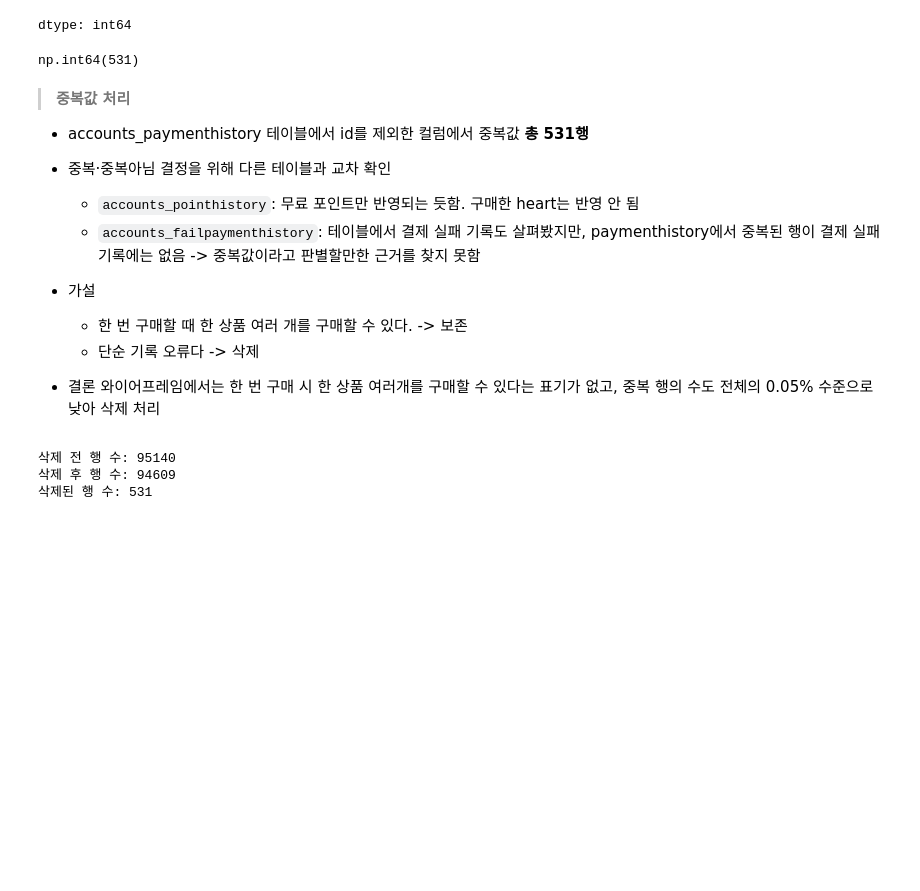
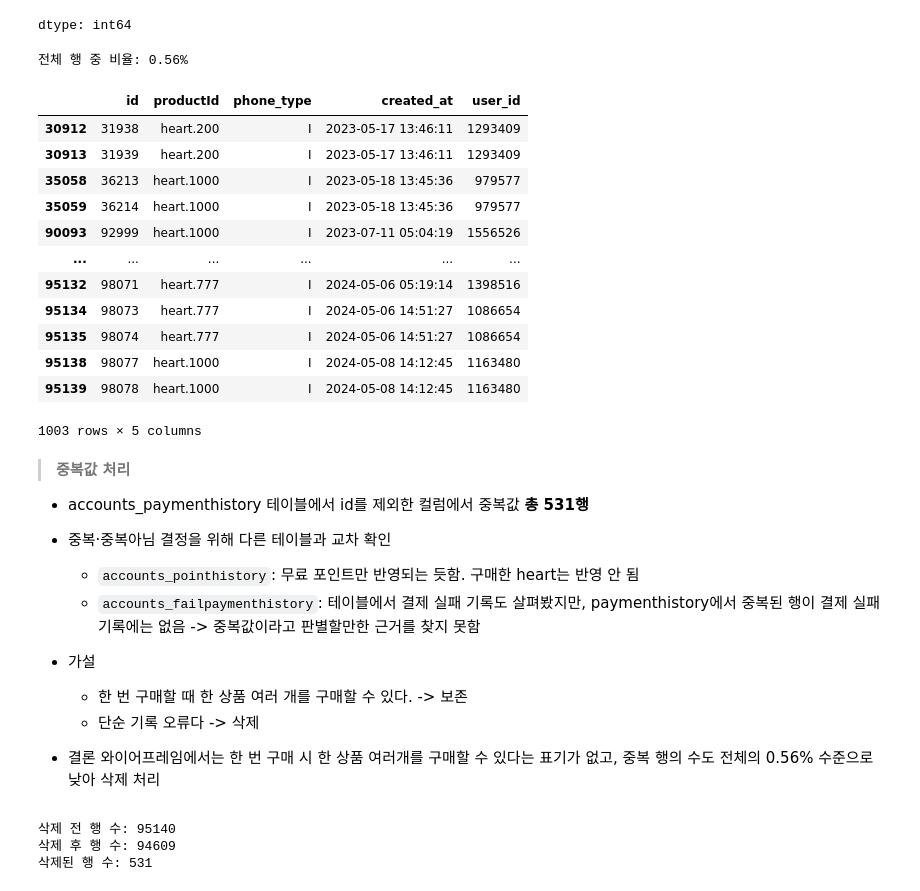
Before and after one commit to DA15-Lab/team3-ping-analytics, a Jupyter notebook: notebooks/Daun_analysis.ipynb, the cells around one changed output. Drawn from its saved outputs; the diff is of its cells as text; code cells hidden in the pictures; blank space fills up the shorter version.

```diff
--- a/notebooks/Daun_analysis.ipynb
+++ b/notebooks/Daun_analysis.ipynb
@@ -177,12 +217,27 @@ id 중복 수: 0
 dtype: int64
 # %%
 # id를 제외한 행의 중복값 재확인
-df.drop(columns='id').duplicated().sum()
+dups = df.drop(columns='id').duplicated().sum()
+dups_df = df[df.drop(columns='id').duplicated(keep=False)].sort_values(by='created_at')
 
 # 전체 행 중 비율
-print(f'전체 행 중 비율: {len(df.drop(columns='id').duplicated().sum()) / len(df)*100}%')
+print(f'전체 행 중 비율: {(dups / len(df)):.2%}')
+dups_df
 # %% [output]
-np.int64(531)
+전체 행 중 비율: 0.56%
+|  | id | productId | phone_type | created_at | user_id |
+| 30912 | 31938 | heart.200 | I | 2023-05-17 13:46:11 | 1293409 |
+| 30913 | 31939 | heart.200 | I | 2023-05-17 13:46:11 | 1293409 |
+| 35058 | 36213 | heart.1000 | I | 2023-05-18 13:45:36 | 979577 |
+| 35059 | 36214 | heart.1000 | I | 2023-05-18 13:45:36 | 979577 |
+| 90093 | 92999 | heart.1000 | I | 2023-07-11 05:04:19 | 1556526 |
+| ... | ... | ... | ... | ... | ... |
+| 95132 | 98071 | heart.777 | I | 2024-05-06 05:19:14 | 1398516 |
+| 95134 | 98073 | heart.777 | I | 2024-05-06 14:51:27 | 1086654 |
+| 95135 | 98074 | heart.777 | I | 2024-05-06 14:51:27 | 1086654 |
+| 95138 | 98077 | heart.1000 | I | 2024-05-08 14:12:45 | 1163480 |
+| 95139 | 98078 | heart.1000 | I | 2024-05-08 14:12:45 | 1163480 |
+1003 rows × 5 columns
 # %% [markdown]
 > **중복값 처리**
 * accounts_paymenthistory 테이블에서 id를 제외한 컬럼에서 중복값 **총 531행**
@@ -197,7 +252,7 @@ np.int64(531)
   * 단순 기록 오류다 -> 삭제
 
 * 결론
-와이어프레임에서는 한 번 구매 시 한 상품 여러개를 구매할 수 있다는 표기가 없고, 중복 행의 수도 전체의 0.05% 수준으로 낮아 삭제 처리
+와이어프레임에서는 한 번 구매 시 한 상품 여러개를 구매할 수 있다는 표기가 없고, 중복 행의 수도 전체의 0.56% 수준으로 낮아 삭제 처리
 # %%
 df_clean = df.drop_duplicates(subset=df.columns.difference(['id']), keep='first')
 
```
Also changed, not shown: parts of 16 cells of this notebook, 1 other file.
